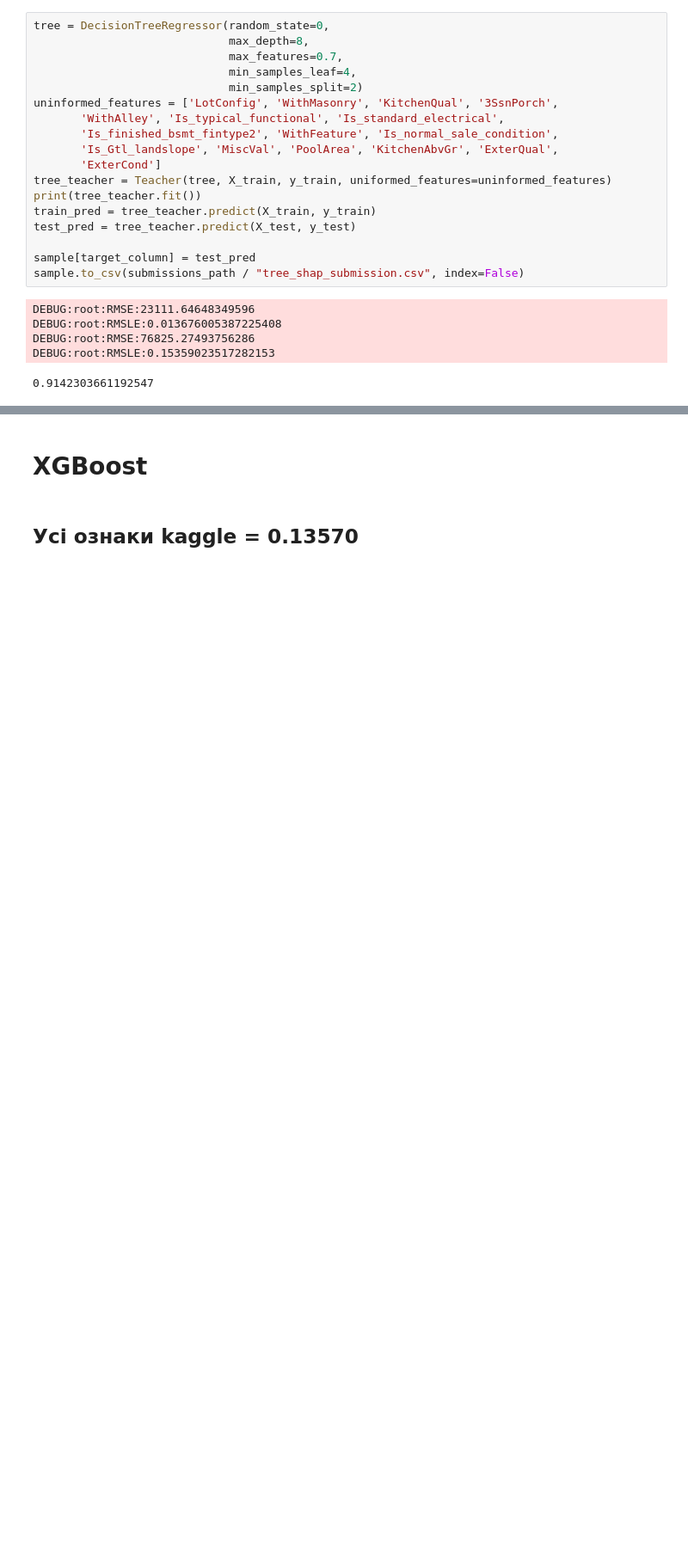
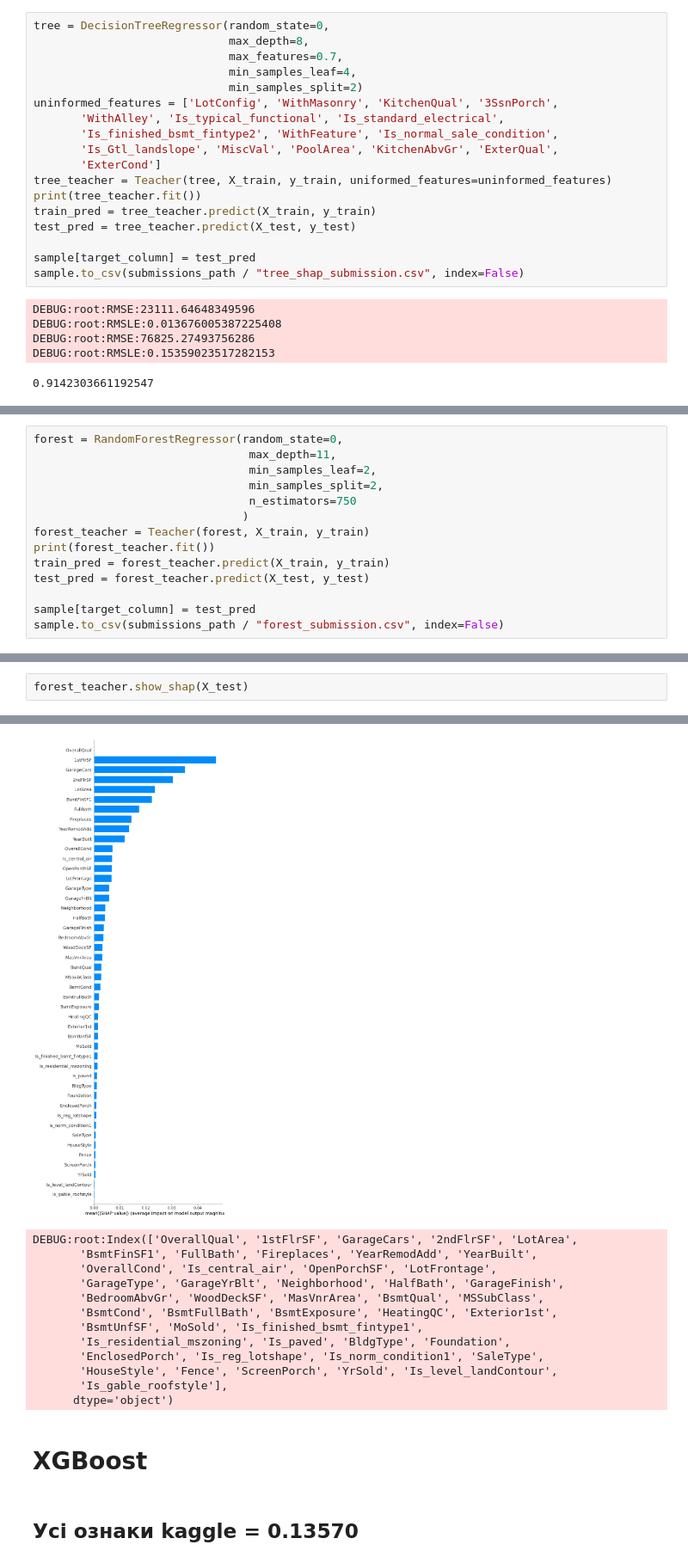
Before and after one commit to SerhiiDolhopolov/ML_Final_HousePredict, a Jupyter notebook: src/main.ipynb, the cells around one changed output, grey strips where cells are left out. Shown at 86% size. Cells and saved outputs as stored; diff of their text form; blank space fills up the shorter version.

Commit message:
forest

```diff
--- a/src/main.ipynb
+++ b/src/main.ipynb
@@ -159,0 +161,14 @@ Best params: {'max_depth': np.int64(8), 'max_features': np.float64(0.70000000000
+# %%
+forest = RandomForestRegressor(random_state=0,
+                                max_depth=11,
+                                min_samples_leaf=2,
+                                min_samples_split=2,
+                                n_estimators=750
+                               )
+forest_teacher = Teacher(forest, X_train, y_train)
+print(forest_teacher.fit())
+train_pred = forest_teacher.predict(X_train, y_train)
+test_pred = forest_teacher.predict(X_test, y_test)
+
+sample[target_column] = test_pred
+sample.to_csv(submissions_path / "forest_submission.csv", index=False)
@@ -159,0 +189,3 @@ Best params: {'max_depth': np.int64(8), 'max_features': np.float64(0.70000000000
+# %%
+forest_teacher.show_shap(X_test)
+# %% [output]
@@ -160,3 +193,16 @@ Best params: {'max_depth': np.int64(8), 'max_features': np.float64(0.70000000000
+[figure, added]
+DEBUG:root:Index(['OverallQual', '1stFlrSF', 'GarageCars', '2ndFlrSF', 'LotArea',
+       'BsmtFinSF1', 'FullBath', 'Fireplaces', 'YearRemodAdd', 'YearBuilt',
+       'OverallCond', 'Is_central_air', 'OpenPorchSF', 'LotFrontage',
+       'GarageType', 'GarageYrBlt', 'Neighborhood', 'HalfBath', 'GarageFinish',
+       'BedroomAbvGr', 'WoodDeckSF', 'MasVnrArea', 'BsmtQual', 'MSSubClass',
+       'BsmtCond', 'BsmtFullBath', 'BsmtExposure', 'HeatingQC', 'Exterior1st',
+       'BsmtUnfSF', 'MoSold', 'Is_finished_bsmt_fintype1',
+       'Is_residential_mszoning', 'Is_paved', 'BldgType', 'Foundation',
+       'EnclosedPorch', 'Is_reg_lotshape', 'Is_norm_condition1', 'SaleType',
+       'HouseStyle', 'Fence', 'ScreenPorch', 'YrSold', 'Is_level_landContour',
+       'Is_gable_roofstyle'],
+      dtype='object')
 # %% [markdown]
 # XGBoost
 # %% [markdown]
```
Also changed, not shown: parts of 15 cells of this notebook, 2 other files.
